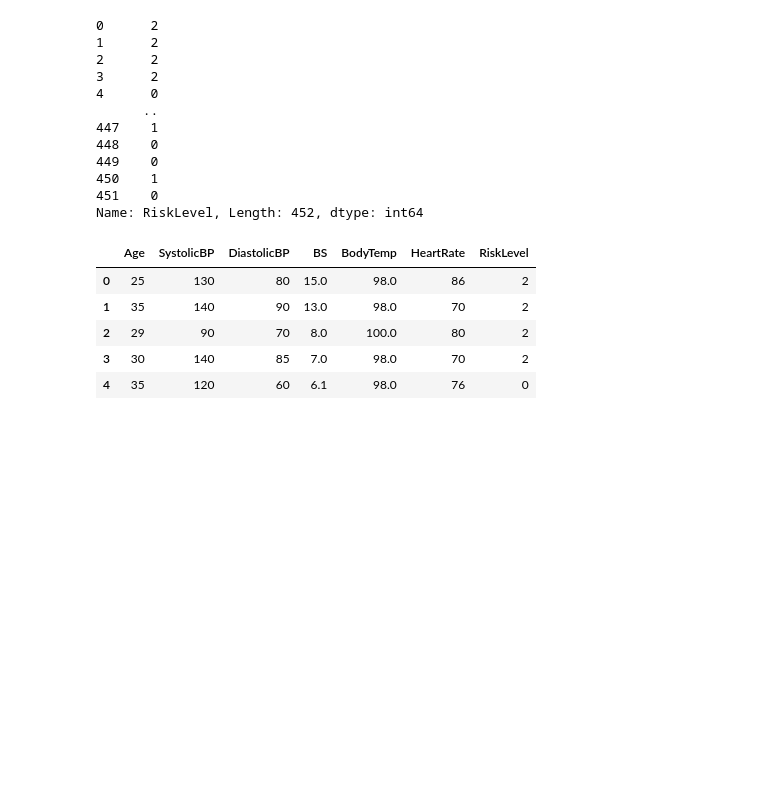
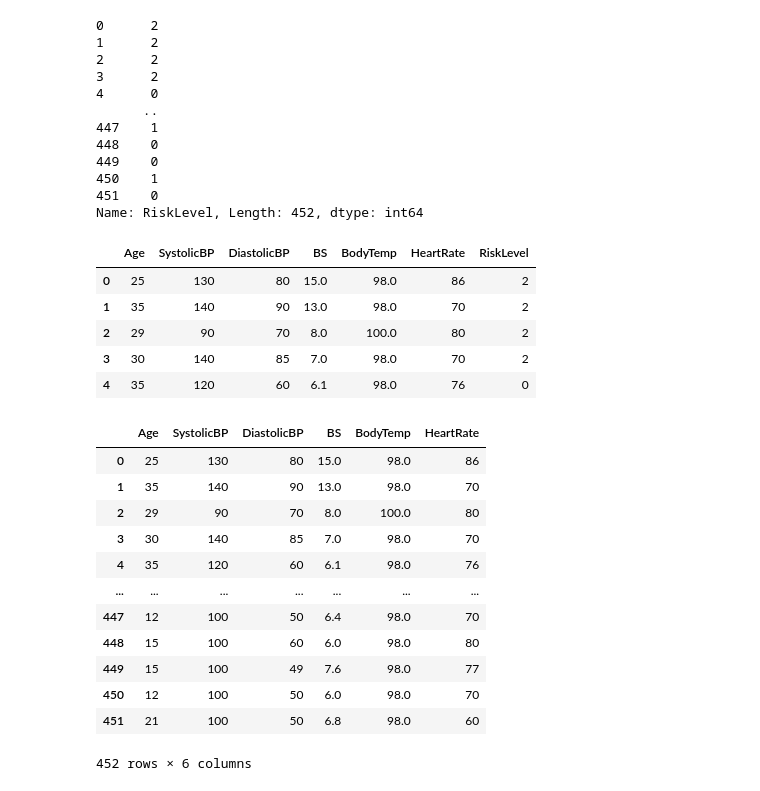
Before and after one commit to Anita155-DSM/maternal-health-risk-predict, a Jupyter notebook: main.ipynb, the cells around one changed output. Cells and saved outputs as stored; diff of their text form; code cells hidden in the pictures; blank space fills up the shorter version.

```diff
--- a/main.ipynb
+++ b/main.ipynb
@@ -96,3 +96,20 @@ df_limpio.head()
 | 2 | 29 | 90 | 70 | 8.0 | 100.0 | 80 | 2 |
 | 3 | 30 | 140 | 85 | 7.0 | 98.0 | 70 | 2 |
 | 4 | 35 | 120 | 60 | 6.1 | 98.0 | 76 | 0 |
+# %%
+X = df_limpio[["Age", "SystolicBP", "DiastolicBP", "BS", "BodyTemp", "HeartRate"]] #guardamos en una variable X los valores que el modelo va a estudiar
+X
+# %% [output]
+|  | Age | SystolicBP | DiastolicBP | BS | BodyTemp | HeartRate |
+| 0 | 25 | 130 | 80 | 15.0 | 98.0 | 86 |
+| 1 | 35 | 140 | 90 | 13.0 | 98.0 | 70 |
+| 2 | 29 | 90 | 70 | 8.0 | 100.0 | 80 |
+| 3 | 30 | 140 | 85 | 7.0 | 98.0 | 70 |
+| 4 | 35 | 120 | 60 | 6.1 | 98.0 | 76 |
+| ... | ... | ... | ... | ... | ... | ... |
+| 447 | 12 | 100 | 50 | 6.4 | 98.0 | 70 |
+| 448 | 15 | 100 | 60 | 6.0 | 98.0 | 80 |
+| 449 | 15 | 100 | 49 | 7.6 | 98.0 | 77 |
+| 450 | 12 | 100 | 50 | 6.0 | 98.0 | 70 |
+| 451 | 21 | 100 | 50 | 6.8 | 98.0 | 60 |
+452 rows × 6 columns
```
Also changed, not shown: parts of 7 cells of this notebook.
